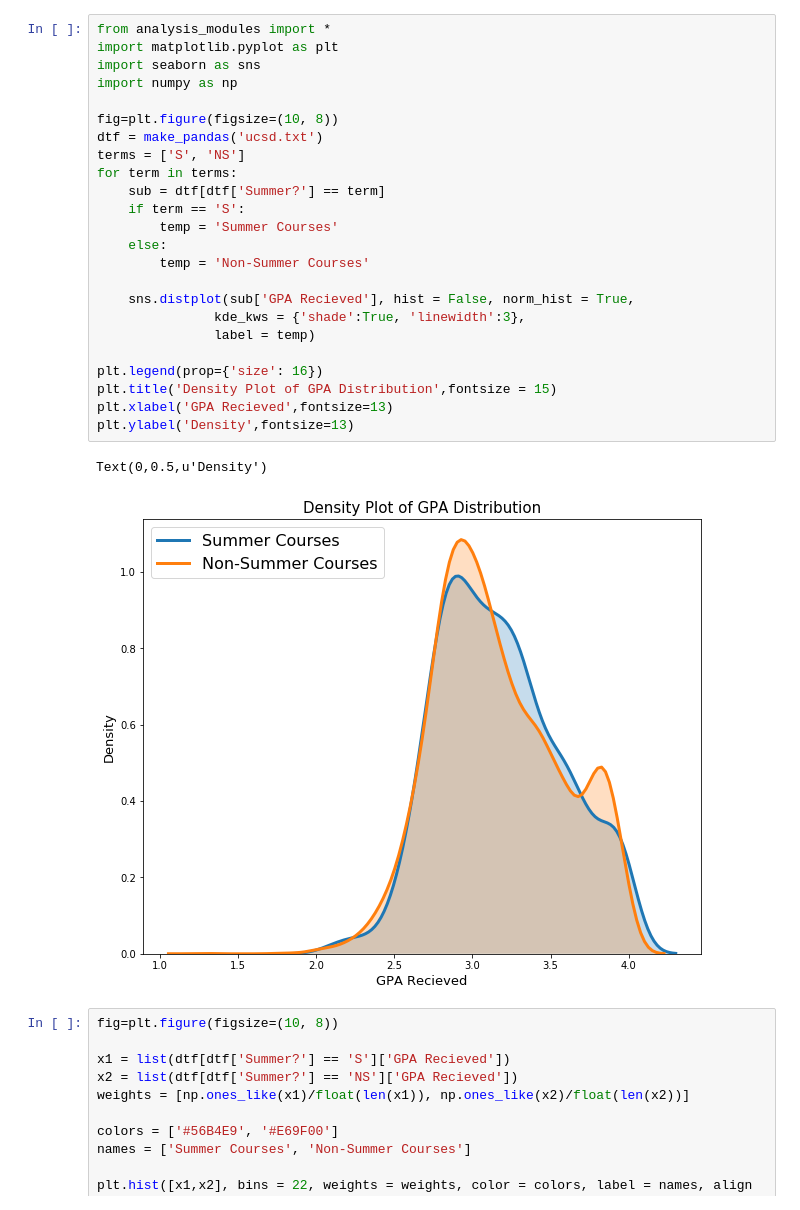
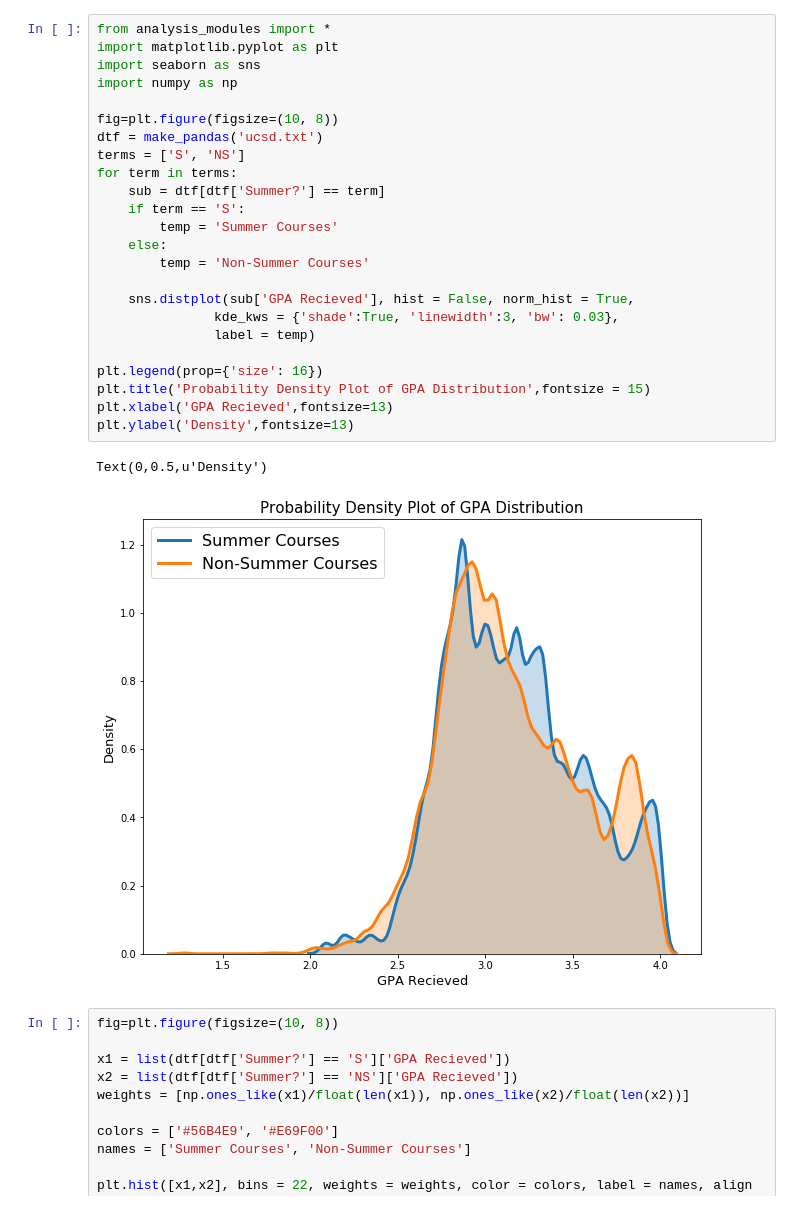
Before and after one commit to alexng1928/ECE143Team6, a Jupyter notebook: Cumulative GPA Dist Plots.ipynb, the cells around one changed output. Saved outputs shown, nothing was run; the diff lists cells and outputs as text.

Commit message:
fixed density

```diff
--- a/Cumulative GPA Dist Plots.ipynb
+++ b/Cumulative GPA Dist Plots.ipynb
@@ -1,30 +1,30 @@
 # %%
 from analysis_modules import *
 import matplotlib.pyplot as plt
 import seaborn as sns
 import numpy as np
 
 fig=plt.figure(figsize=(10, 8))
 dtf = make_pandas('ucsd.txt')
 terms = ['S', 'NS']
 for term in terms:
     sub = dtf[dtf['Summer?'] == term]
     if term == 'S':
         temp = 'Summer Courses'
     else:
         temp = 'Non-Summer Courses'
 
     sns.distplot(sub['GPA Recieved'], hist = False, norm_hist = True,
-               kde_kws = {'shade':True, 'linewidth':3},
+               kde_kws = {'shade':True, 'linewidth':3, 'bw': 0.03},
                label = temp)
 
 plt.legend(prop={'size': 16})
-plt.title('Density Plot of GPA Distribution',fontsize = 15)
+plt.title('Probability Density Plot of GPA Distribution',fontsize = 15)
 plt.xlabel('GPA Recieved',fontsize=13)
 plt.ylabel('Density',fontsize=13)
 # %% [output]
 Text(0,0.5,u'Density')
-[figure, old version]
+[figure, new version]
 # %%
 fig=plt.figure(figsize=(10, 8))
 
```
Also changed, not shown: parts of 1 cell of this notebook.
